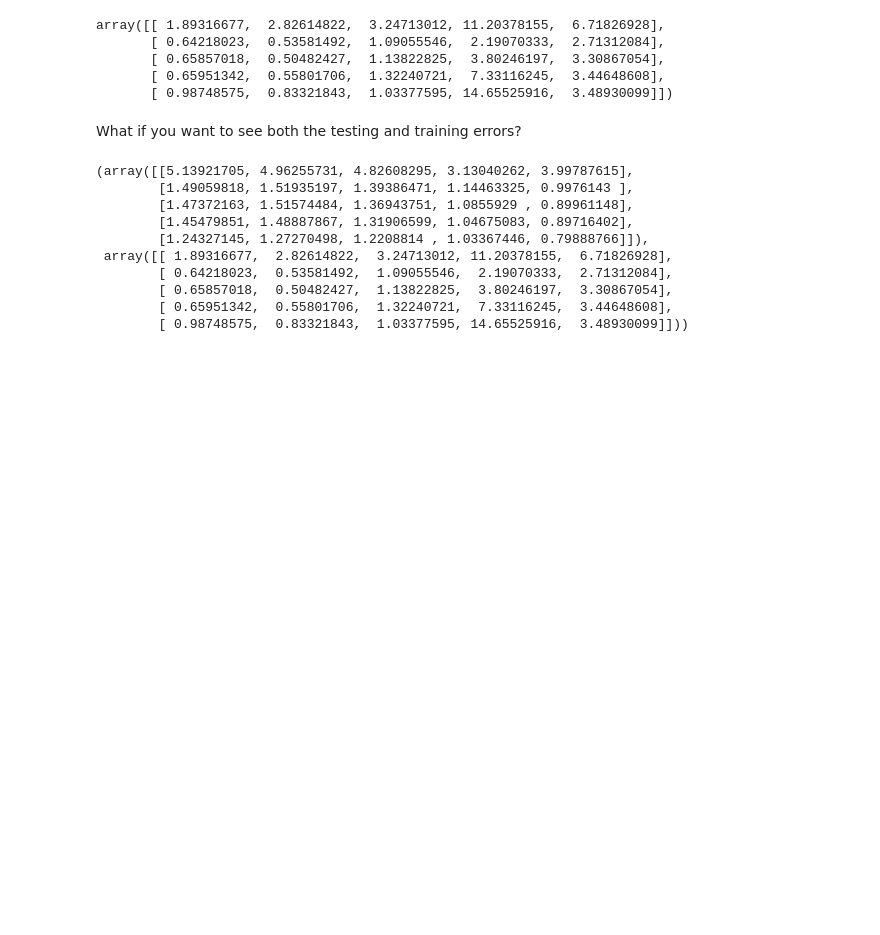
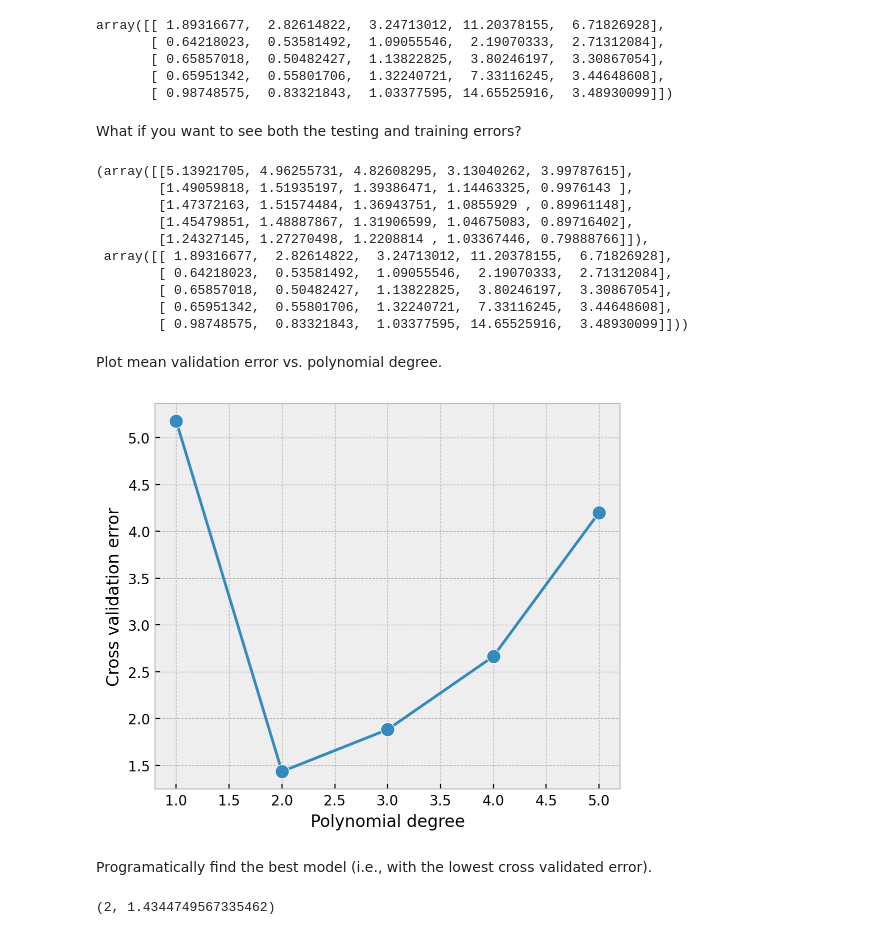
Before and after one commit to marcel-goldschen-ohm/NEU-365P-385L-Spring-2024, a Jupyter notebook: cross-validation/cross-validation.ipynb, the cells around one changed output. Cells and saved outputs as stored; diff of their text form; code cells hidden in the pictures; blank space fills up the shorter version.

```diff
--- a/cross-validation/cross-validation.ipynb
+++ b/cross-validation/cross-validation.ipynb
@@ -581,3 +581,22 @@ cv_train_MSE, cv_test_MSE
         [ 0.65857018,  0.50482427,  1.13822825,  3.80246197,  3.30867054],
         [ 0.65951342,  0.55801706,  1.32240721,  7.33116245,  3.44648608],
         [ 0.98748575,  0.83321843,  1.03377595, 14.65525916,  3.48930099]]))
+# %% [markdown]
+Plot mean validation error vs. polynomial degree.
+# %%
+cv_error = np.mean(cv_test_MSE, axis=1)
+degree = np.arange(1, 6)
+
+plt.plot(degree, cv_error, 'o-')
+plt.xlabel('Polynomial degree')
+plt.ylabel('Cross validation error');
+# %% [output]
+[figure, added]
+# %% [markdown]
+Programatically find the best model (i.e., with the lowest cross validated error).
+# %%
+i = np.argmin(cv_error)
+
+degree[i], cv_error[i]
+# %% [output]
+(2, 1.4344749567335462)
```
